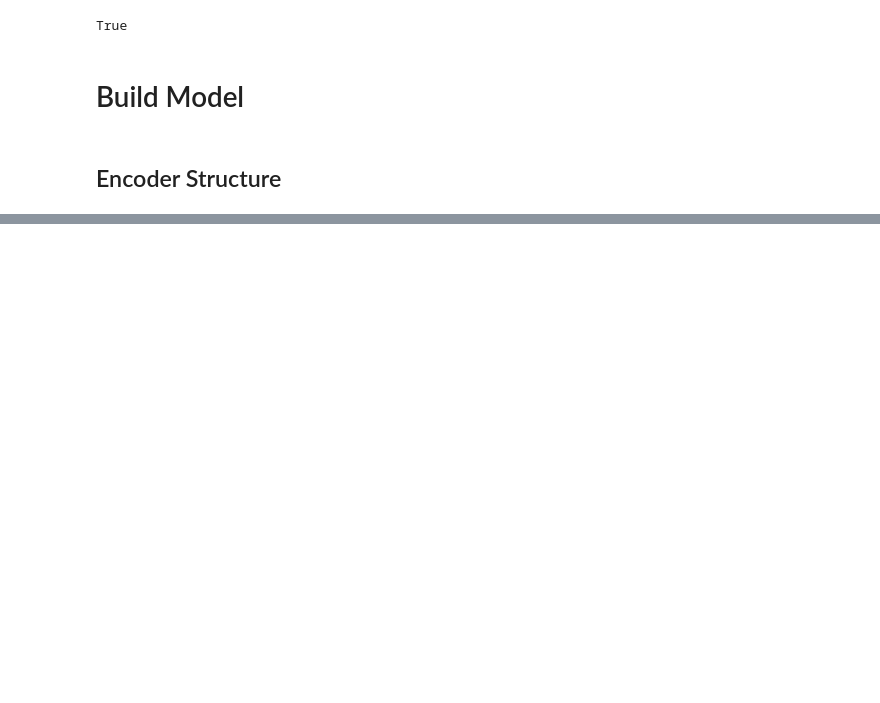
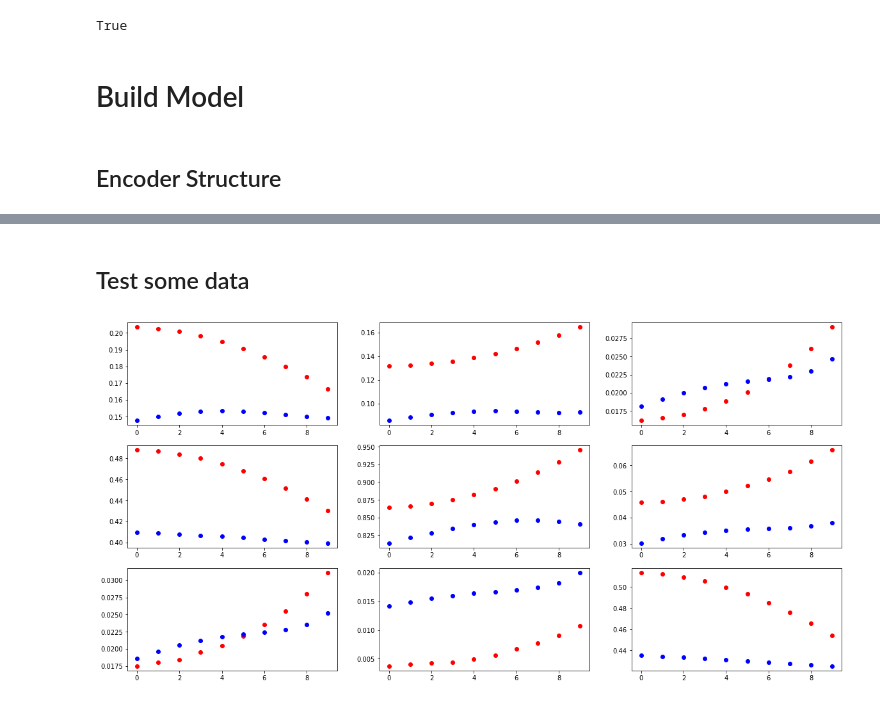
Before and after one commit to TMYuan/Project-Video-Prediction, a Jupyter notebook: LSTM-encoder-decoder.ipynb, the cells around one changed output, grey strips where cells are left out. Drawn from its saved outputs; the diff is of its cells as text; code cells hidden in the pictures; blank space fills up the shorter version.

```diff
--- a/LSTM-encoder-decoder.ipynb
+++ b/LSTM-encoder-decoder.ipynb
@@ -117,0 +288,16 @@ input: Variable containing:
+# %% [markdown]
+## Test some data
+# %%
+f, axs = plt.subplots(3, 3, figsize=(20, 10))
+for _ in axs:
+    for ax in _:
+        model.eval()
+        test_data = data[random.randint(0, len(data))]
+        recon_x, _, _ = model(test_data.unsqueeze(0))
+        recon_x = recon_x.data.squeeze().cpu().numpy()
+#         ax.set_ylim([0, 1])
+        ax.plot(range(10), test_data.data.squeeze().cpu().numpy(), 'ro')
+        ax.plot(range(10), recon_x, 'bo')
+plt.show()
+# %% [output]
+[figure, added]
```
Also changed, not shown: parts of 25 cells of this notebook, 25 other files.
